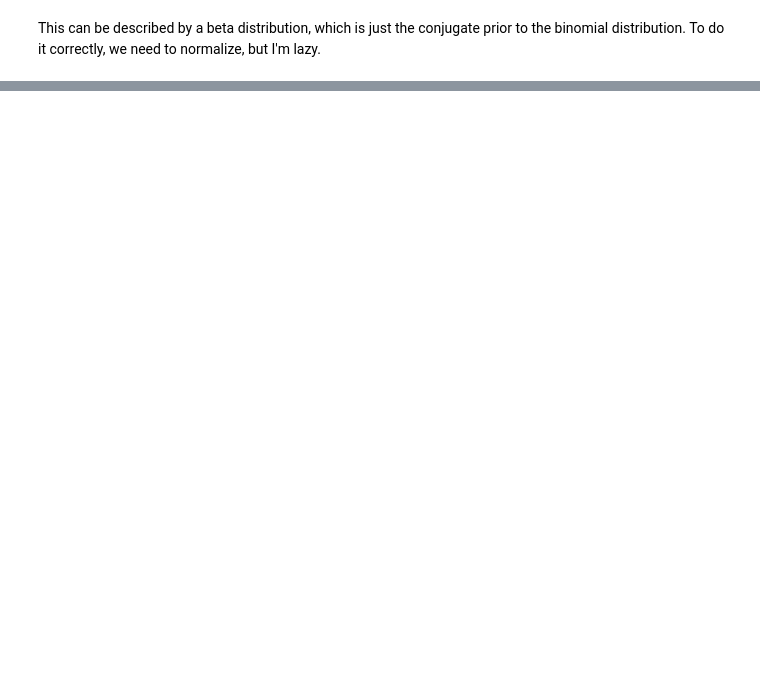
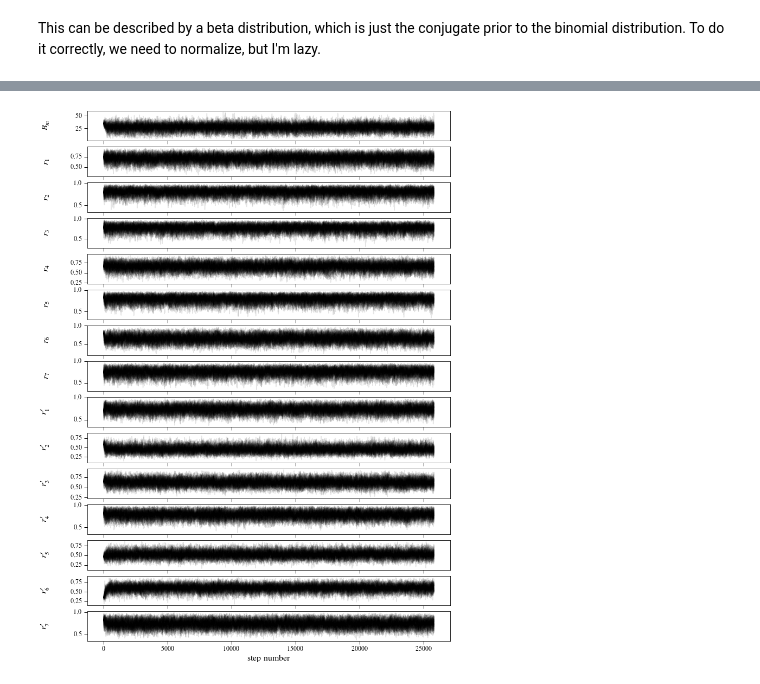
Before and after one commit to dncnwtts/merger_classification, a Jupyter notebook: classification_emcee.ipynb, the cells around one changed output, grey strips where cells are left out. Saved outputs shown, nothing was run; the diff lists cells and outputs as text; code cells hidden in the pictures; blank space fills up the shorter version.

```diff
--- a/classification_emcee.ipynb
+++ b/classification_emcee.ipynb
@@ -116,7 +123,10 @@ We want to make sure $r_j$ and $B_j$ need to be consistent. Each prior's $f_b(\h
 
 In the notation from before, this is equivalent to
 # %%
-F_mhats = np.array([11, 16, 19, 20, 18, 17,18,20])
-F_Ihats = np.array([11, 14, 13, 12, 13, 8, 9, 13])
 F_m = 24
 F_I = 17
+
+#F_mhats = np.array([11, 16, 19, 20, 18, 17,18,20])
+#F_Ihats = np.array([11, 14, 13, 12, 13, 8, 9, 13])
+F_mhats = rjs*F_m
+F_Ihats = rjps*F_I
@@ -149,6 +167,7 @@ def lnlike(args, Bjs, B, F_m, F_I, F_mhat, F_Ihat):
     This returns the product of all of the individual classifiers' results.
     '''
     Bm, rs = args[0], args[1:]
+    Bm = int(Bm)
     rjs, rjps = np.split(rs, 2)
     lnLi = 0
     for i in range(len(rjs)):
@@ -160,15 +179,17 @@ def lnlike(args, Bjs, B, F_m, F_I, F_mhat, F_Ihat):
         return -np.inf
     return lnLi
 
-def lnprior(args):
+def lnprior(args, B):
     Bm, rs = args[0], args[1:]
-    if (rs.min() < 0.20) or (rs.max() > 0.95) or (Bm < 0) or (Bm > 70):
+    # We demand that Bm > 1 becuase the combinatorics get nonintuitive
+    # when you have things like (0 choose N) where N isn't zero.
+    if (rs.min() <= 0) or (rs.max() >= 1) or (int(Bm) < 1) or (Bm > B):
         return -np.inf
     else:
         return 0
 
 def lnprob(args, Bjs, B, F_m, F_I, F_mhat, F_Ihat):
-    if ~np.isfinite(lnprior(args)):
+    if ~np.isfinite(lnprior(args, B)):
         return -np.inf
     else:
         return lnlike(args, Bjs, B, F_m, F_I, F_mhat, F_Ihat)
@@ -195,3 +243,22 @@ for j in range(ndim):
+# %%
+fig, axes = plt.subplots(nrows=ndim, figsize=(12, 18), sharex=True)
+
+samples = sampler.get_chain(discard=0, flat=False, thin=1)
+
+labels = [r'$B_m$'] +\
+         list(map(r"$r_{{{0}}}$".format, range(1, len(rjs)+1 ))) +\
+         list(map(r"$r'_{{{0}}}$".format, range(1, len(rjps)+1 )))
+
+
+for i in range(ndim):
+    ax = axes[i]
+    ax.plot(samples[:, :, i], "k", alpha=0.1)
+    ax.set_ylabel(labels[i])
+    ax.yaxis.set_label_coords(-0.1, 0.5)
+
+axes[-1].set_xlabel("step number");
+# %% [output]
+[figure, added]
 # %%
 plt.hist(sampler.acceptance_fraction)
 plt.figure()
```
Also changed, not shown: parts of 14 cells of this notebook.
